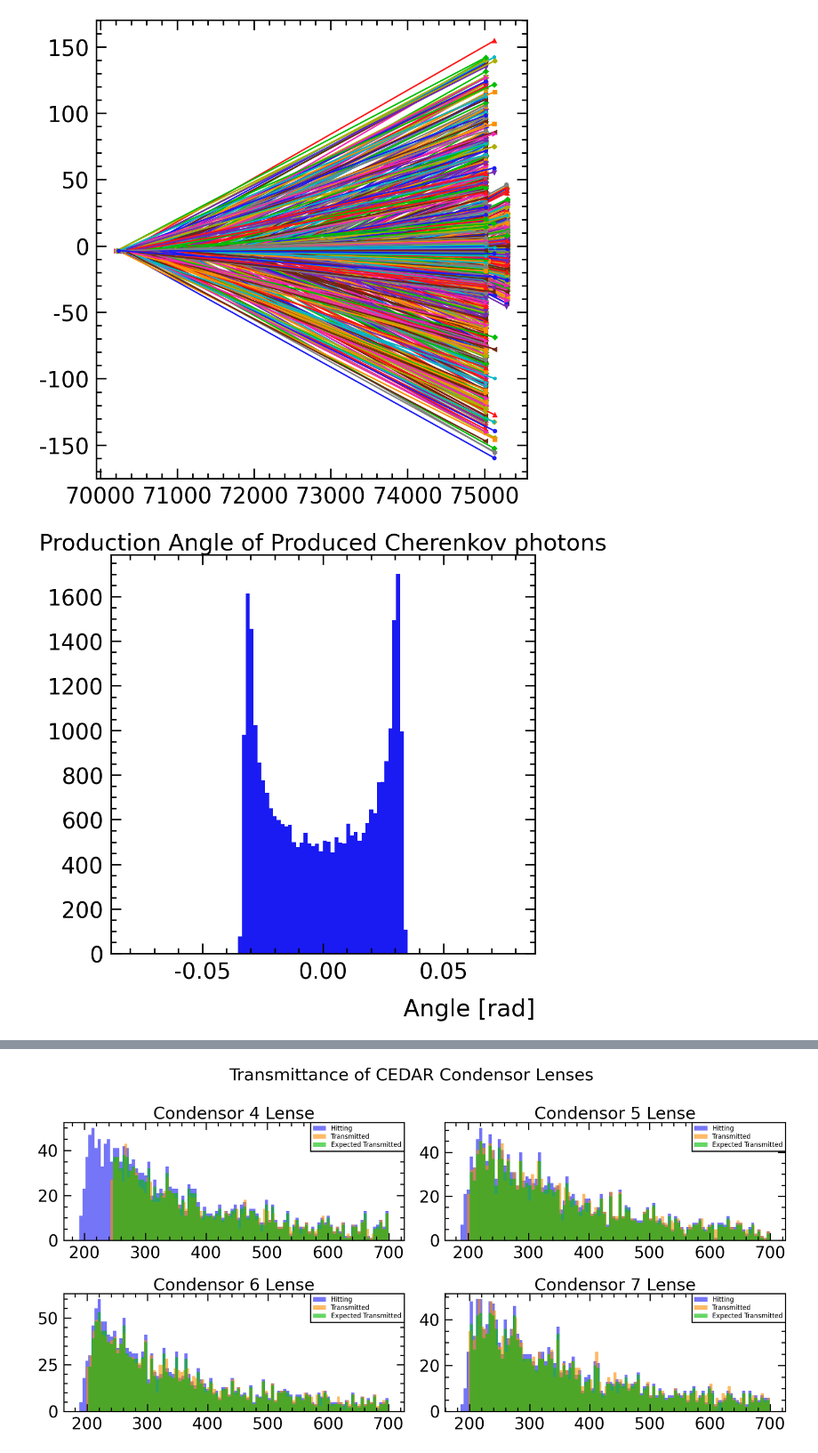
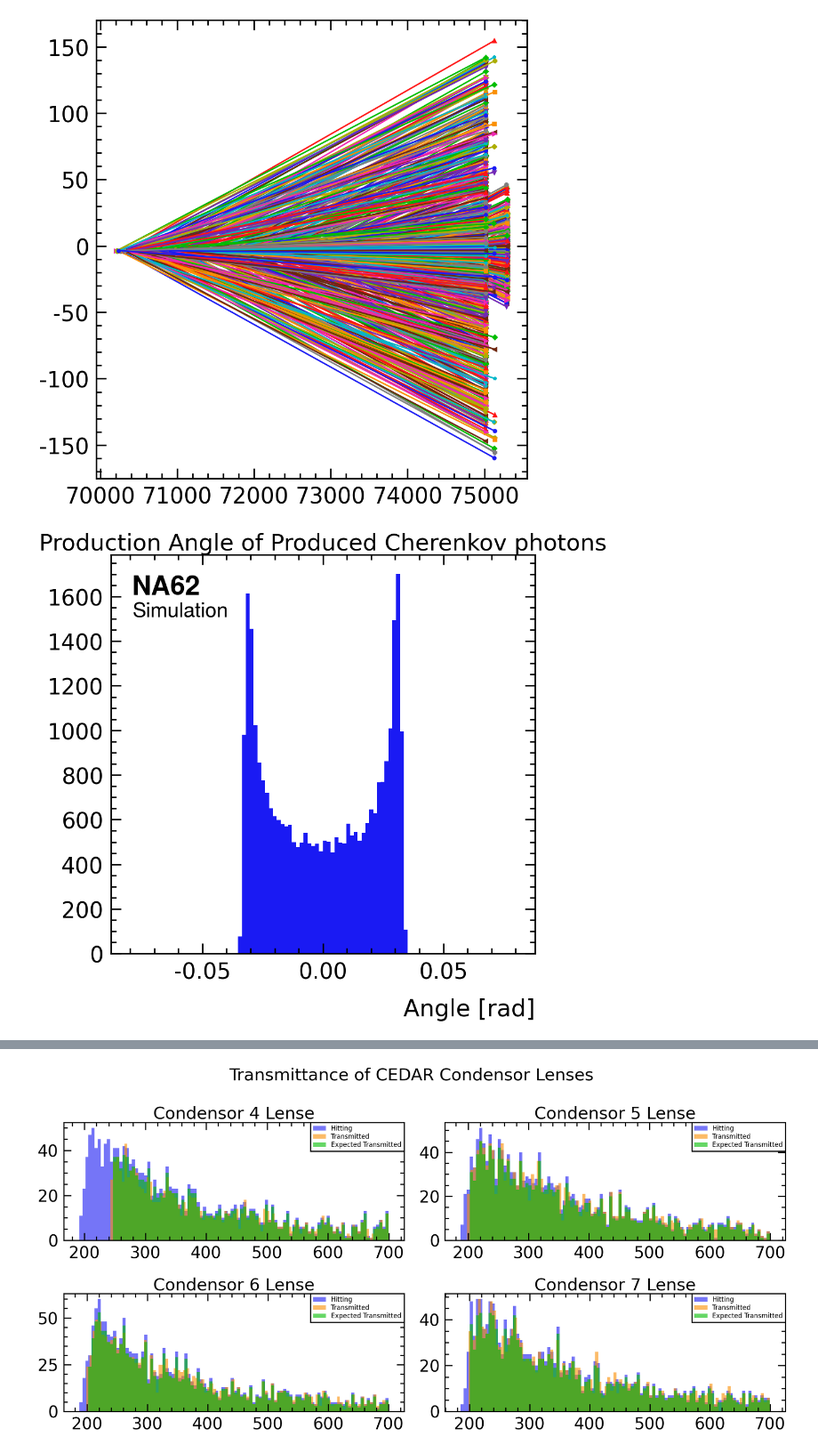
Before and after one commit to SandersJack/NA62_CEDARH_Handbook, a Jupyter notebook: CEDAR_Handbook.ipynb, the cells around one changed output, grey strips where cells are left out. Shown at 89% size. Drawn from its saved outputs; the diff is of its cells as text; code cells hidden in the pictures.

```diff
--- a/CEDAR_Handbook.ipynb
+++ b/CEDAR_Handbook.ipynb
@@ -297,11 +297,12 @@ Number of Photons absorbed by ManginMirror: 74.38709677419355
 # %%
 fig101, ax101 = plt.subplots(1, 1, figsize=(10, 10))
 ax101.hist(angle,bins=100,range=(-0.08,0.08))
 ax101.set_title("Production Angle of Produced Cherenkov photons")
 ax101.set_xlabel("Angle [rad]")
+hep.na62.text("Simulation")
 plt.show()
 # %% [output]
-[figure, old version]
+[figure, new version]
 # %%
 fig102, ax102 = plt.subplots(1, 1, figsize=(10, 10))
 ax102.hist(count_z,bins=100)
```
Also changed, not shown: parts of 7 cells of this notebook, 1 other file.
